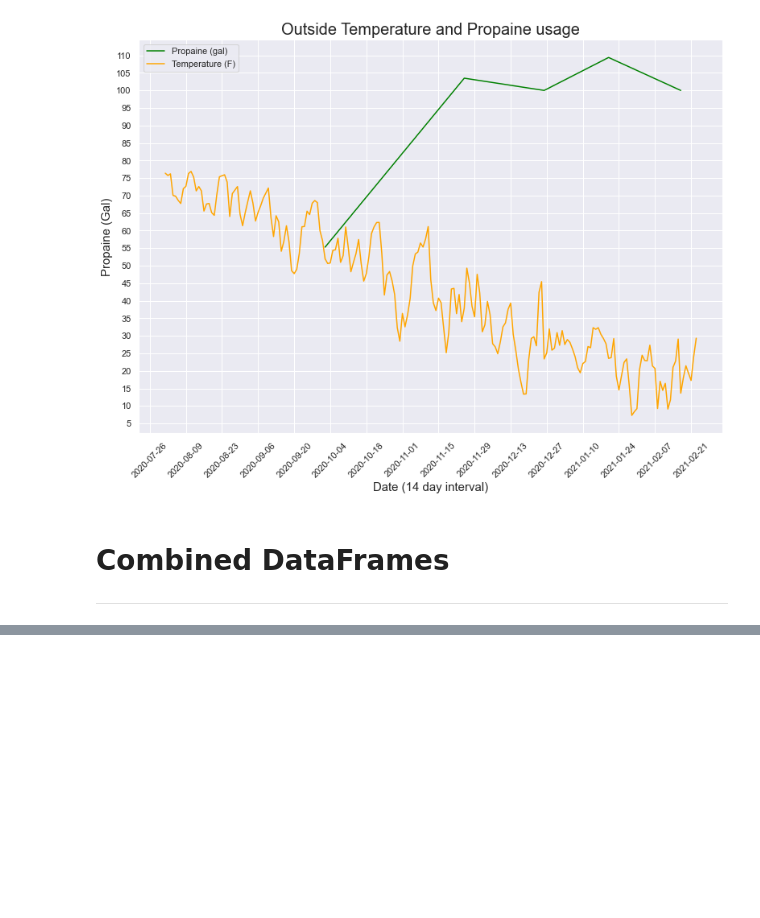
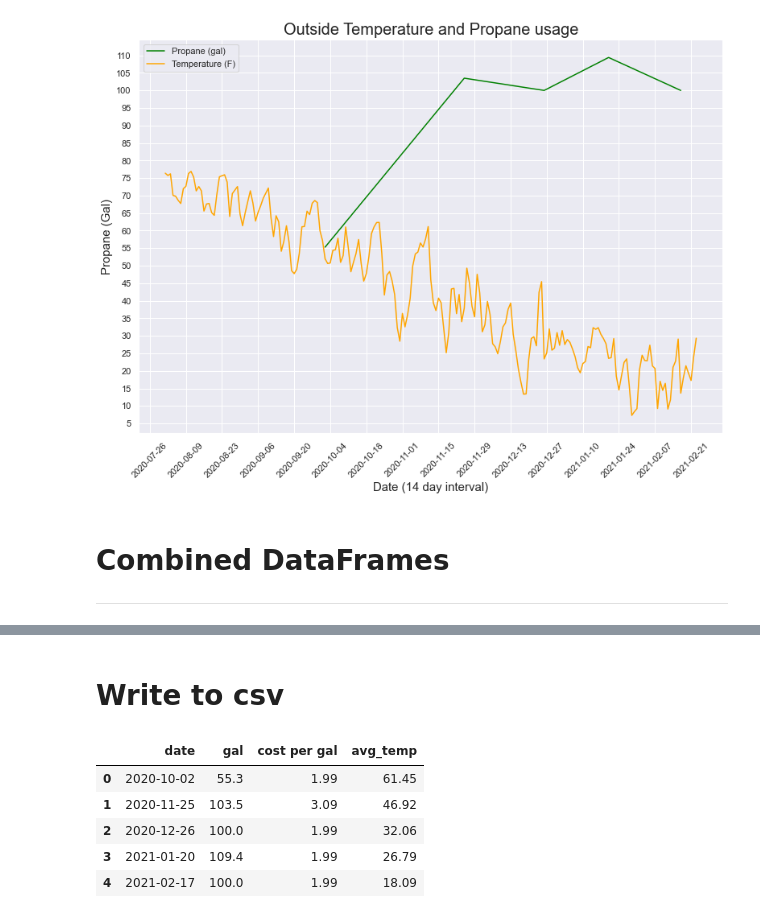
Before and after one commit to encodingintuition/personal_energy_usage, a Jupyter notebook: code/01-EDA-PEU.ipynb, the cells around one changed output, grey strips where cells are left out. Cells and saved outputs as stored; diff of their text form; code cells hidden in the pictures; blank space fills up the shorter version.

```diff
--- a/code/01-EDA-PEU.ipynb
+++ b/code/01-EDA-PEU.ipynb
@@ -398,0 +421,11 @@ propane_df
+# %% [markdown]
+# Write to csv
+# %%
+df
+# %% [output]
+|  | date | gal | cost per gal | avg_temp |
+| 0 | 2020-10-02 | 55.3 | 1.99 | 61.45 |
+| 1 | 2020-11-25 | 103.5 | 3.09 | 46.92 |
+| 2 | 2020-12-26 | 100.0 | 1.99 | 32.06 |
+| 3 | 2021-01-20 | 109.4 | 1.99 | 26.79 |
+| 4 | 2021-02-17 | 100.0 | 1.99 | 18.09 |
```
Also changed, not shown: parts of 21 cells of this notebook, 3 other files.
